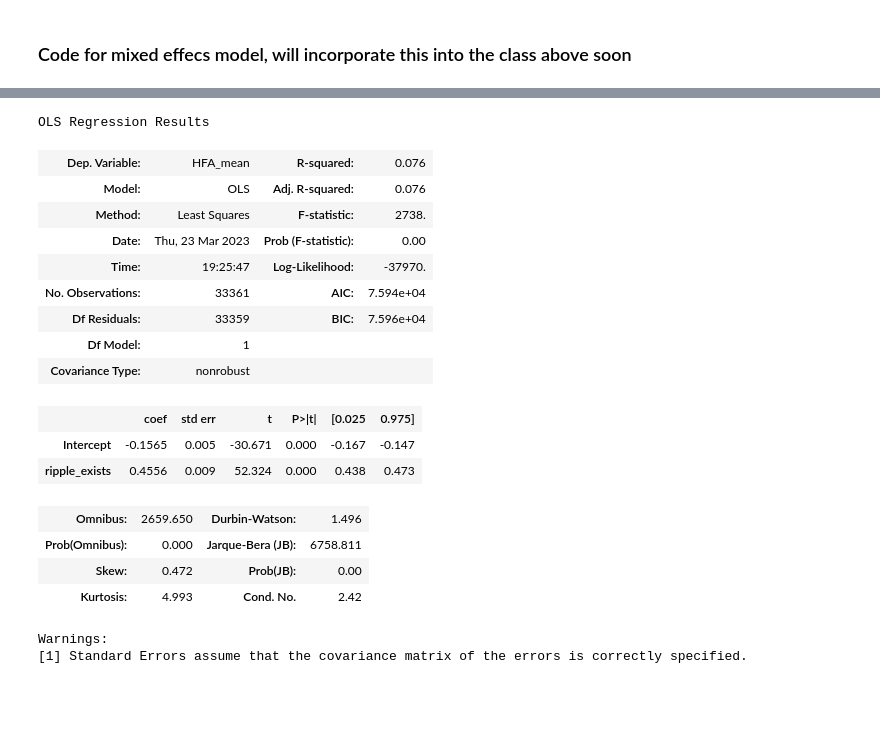
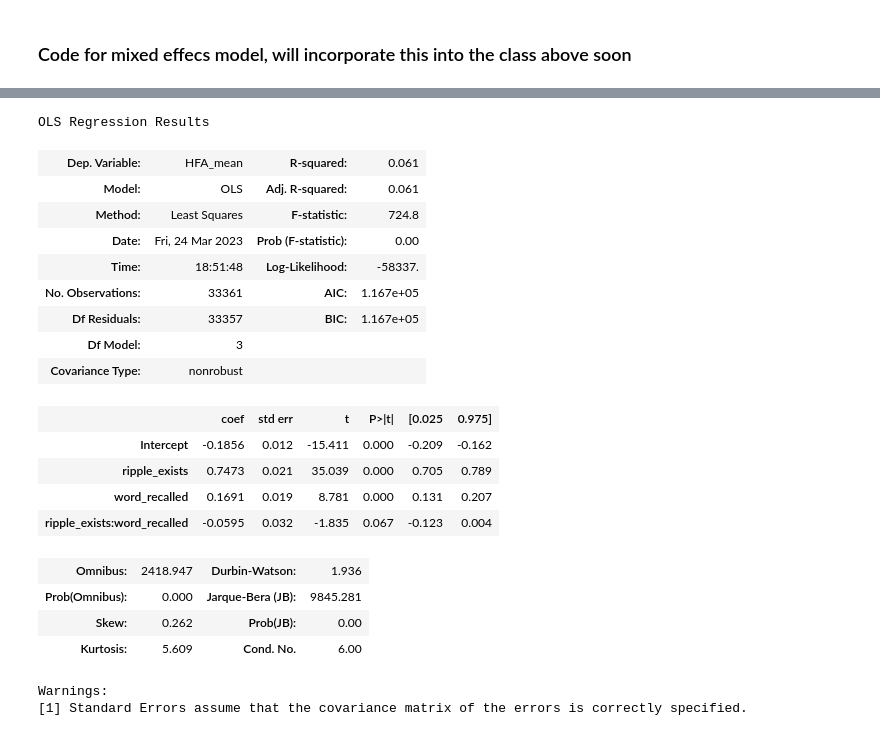
Before and after one commit to ebrahimfeghhi/ripple_memory, a Jupyter notebook: ripple_analysis.ipynb, the cells around one changed output, grey strips where cells are left out. Drawn from its saved outputs; the diff is of its cells as text; code cells hidden in the pictures; blank space fills up the shorter version.

```diff
--- a/ripple_analysis.ipynb
+++ b/ripple_analysis.ipynb
@@ -617,12 +625,12 @@ assert np.sum(ripple_exists) == ripple_idxs.shape[0], print("Something is not ri
 # define HFA time range
 encoding_onset = -700
 HFA_bins = [(400-encoding_onset)/100, (1100-encoding_onset)/100]
-HFA_time_range = np.arange(HFA_bins[0], HFA_bins[1]) # 11 to 17, corresponding to 400-1100 ms post word onset
-HFA_time_restricted = HFA[:, int(HFA_time_range[0]):int(HFA_time_range[1])]
+HFA_time_range = np.arange(HFA_bins[0], HFA_bins[1]+1) # 11 to 18, corresponding to 400-1100 ms post word onset
+print(HFA.shape)
+print(HFA_time_range)
+HFA_time_restricted = HFA[:, int(HFA_time_range[0]):int(HFA_time_range[-1])]
+print(HFA_time_restricted.shape)
 HFA_mean = np.mean(HFA_time_restricted,axis=1)
-
-HFA_mean_ripples = HFA_mean[ripple_idxs]
-HFA_mean_noripples = HFA_mean[non_ripple_idxs]
 # %% [output]
 Unique values in ripple array [0. 1.]
 Number of events where a ripple occured 11463
@@ -648,25 +676,26 @@ Number of events with no ripples 21898
 # %%
-get_bin_CI_model_ols = smf.ols("HFA_mean ~ ripple_exists", SE_df)
+get_bin_CI_model_ols = smf.ols("HFA_mean ~ ripple_exists*word_recalled", SE_df)
 bin_model_ols = get_bin_CI_model_ols.fit()
+bin_model_ols.summary()
+# %% [output]
+OLS Regression Results
+| Dep. Variable: | HFA_mean | R-squared: | 0.061 |
+| Model: | OLS | Adj. R-squared: | 0.061 |
+| Method: | Least Squares | F-statistic: | 724.8 |
+| Date: | Fri, 24 Mar 2023 | Prob (F-statistic): | 0.00 |
+| Time: | 18:51:48 | Log-Likelihood: | -58337. |
+| No. Observations: | 33361 | AIC: | 1.167e+05 |
+| Df Residuals: | 33357 | BIC: | 1.167e+05 |
+| Df Model: | 3 |  |  |
+| Covariance Type: | nonrobust |  |  |
+|  | coef | std err | t | P>|t| | [0.025 | 0.975] |
+| Intercept | -0.1856 | 0.012 | -15.411 | 0.000 | -0.209 | -0.162 |
+| ripple_exists | 0.7473 | 0.021 | 35.039 | 0.000 | 0.705 | 0.789 |
+| word_recalled | 0.1691 | 0.019 | 8.781 | 0.000 | 0.131 | 0.207 |
+| ripple_exists:word_recalled | -0.0595 | 0.032 | -1.835 | 0.067 | -0.123 | 0.004 |
+| Omnibus: | 2418.947 | Durbin-Watson: | 1.936 |
+| Prob(Omnibus): | 0.000 | Jarque-Bera (JB): | 9845.281 |
+| Skew: | 0.262 | Prob(JB): | 0.00 |
+| Kurtosis: | 5.609 | Cond. No. | 6.00 |
+Warnings:
+[1] Standard Errors assume that the covariance matrix of the errors is correctly specified.
-# %%
-bin_model_ols.summary()
-# %% [output]
-OLS Regression Results
-| Dep. Variable: | HFA_mean | R-squared: | 0.076 |
-| Model: | OLS | Adj. R-squared: | 0.076 |
-| Method: | Least Squares | F-statistic: | 2738. |
-| Date: | Thu, 23 Mar 2023 | Prob (F-statistic): | 0.00 |
-| Time: | 19:25:47 | Log-Likelihood: | -37970. |
-| No. Observations: | 33361 | AIC: | 7.594e+04 |
-| Df Residuals: | 33359 | BIC: | 7.596e+04 |
-| Df Model: | 1 |  |  |
-| Covariance Type: | nonrobust |  |  |
-|  | coef | std err | t | P>|t| | [0.025 | 0.975] |
-| Intercept | -0.1565 | 0.005 | -30.671 | 0.000 | -0.167 | -0.147 |
-| ripple_exists | 0.4556 | 0.009 | 52.324 | 0.000 | 0.438 | 0.473 |
-| Omnibus: | 2659.650 | Durbin-Watson: | 1.496 |
-| Prob(Omnibus): | 0.000 | Jarque-Bera (JB): | 6758.811 |
-| Skew: | 0.472 | Prob(JB): | 0.00 |
-| Kurtosis: | 4.993 | Cond. No. | 2.42 |
-Warnings:
-[1] Standard Errors assume that the covariance matrix of the errors is correctly specified.
```
Also changed, not shown: parts of 9 cells of this notebook, 3 other files.
